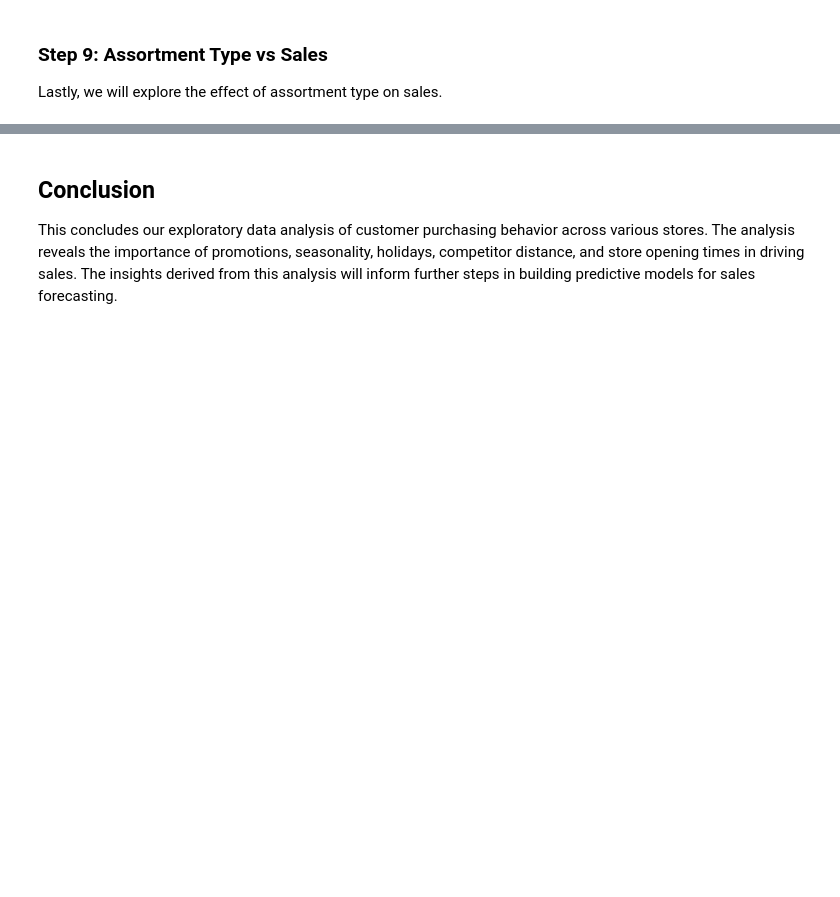
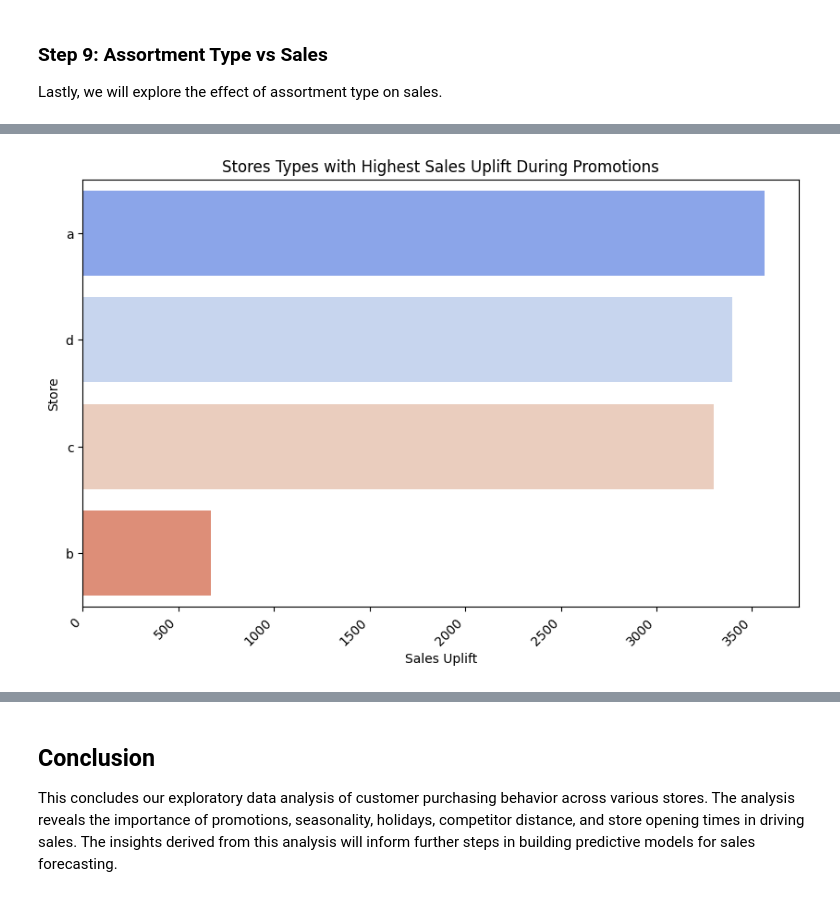
Before and after one commit to getahunTiruneh/rossmann-sales-prediction, a Jupyter notebook: notebook/customer_purchasing_behavior_EDA.ipynb, the cells around one changed output, grey strips where cells are left out. Saved outputs shown, nothing was run; the diff lists cells and outputs as text; code cells hidden in the pictures; blank space fills up the shorter version.

```diff
--- a/notebook/customer_purchasing_behavior_EDA.ipynb
+++ b/notebook/customer_purchasing_behavior_EDA.ipynb
@@ -340,3 +222,8 @@ analyze_promo_effectiveness(train_cleaned)
+# %%
+# plot promo effectiveness
+cba.analyze_promo_effectiveness(train_cleaned)
+# %% [output]
+[figure, added]
 # %%
 # Get the to performing store types
 top_stores = cba.get_top_performing_stores(train_cleaned, top_n=4)
```
Also changed, not shown: parts of 24 cells of this notebook.
